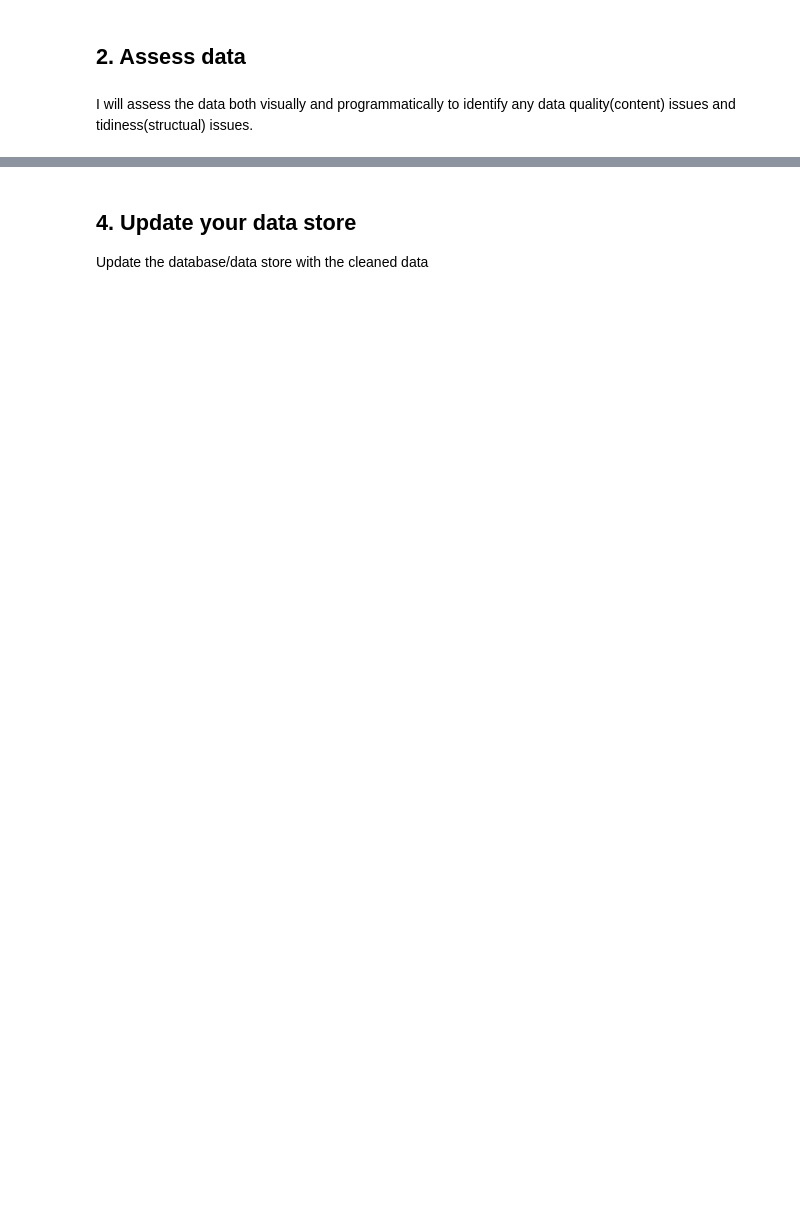
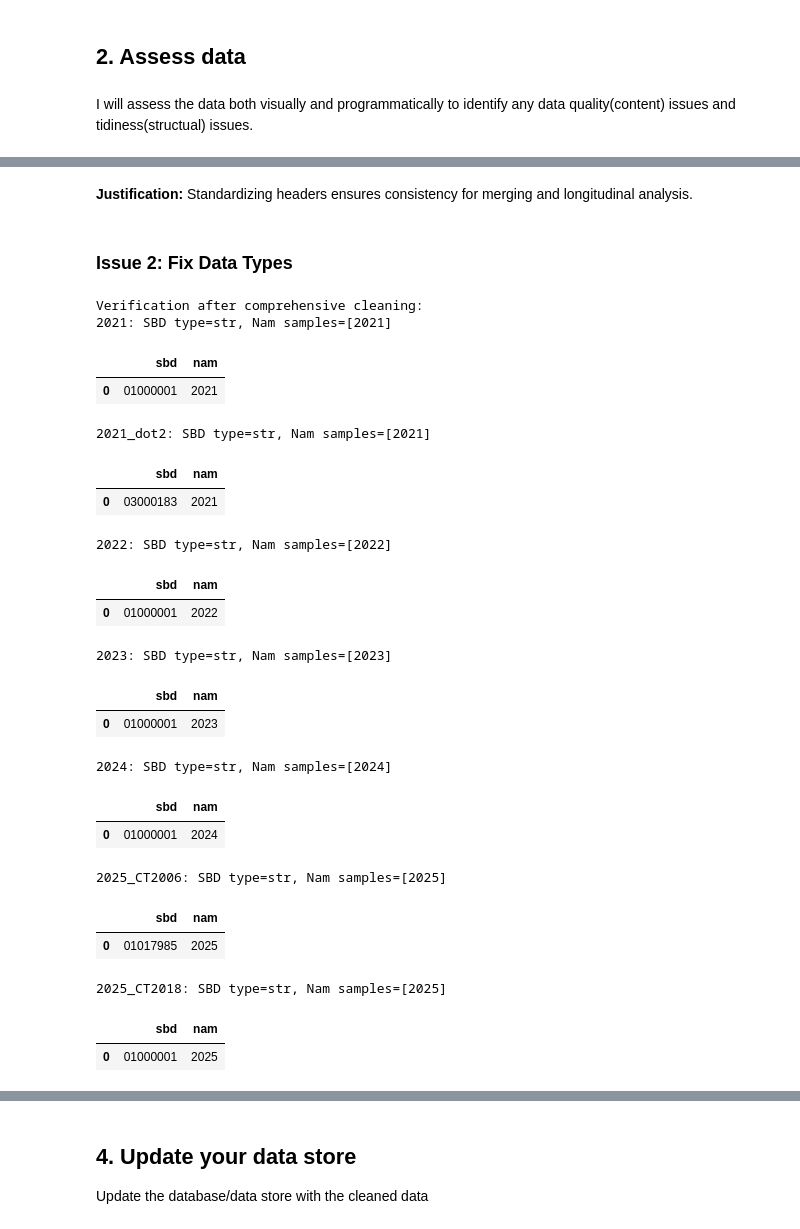
Before and after one commit to trnghuybru/data_analysis, a Jupyter notebook: my_Project.ipynb, the cells around one changed output, grey strips where cells are left out. Cells and saved outputs as stored; diff of their text form; code cells hidden in the pictures; blank space fills up the shorter version.

```diff
--- a/my_Project.ipynb
+++ b/my_Project.ipynb
@@ -757,0 +220,63 @@ Cleaning the column set and data types ensures a reliable, anonymized dataset op
+# %% [markdown]
+**Justification:** Standardizing headers ensures consistency for merging and longitudinal analysis.
+# %% [markdown]
+### Issue 2: Fix Data Types
+# %%
+# Comprehensive standardization of data types and year formats
+def fix_types(df):
+    # 1. Standardize SBD to 8-digit string
+    if 'sbd' in df.columns:
+        df['sbd'] = df['sbd'].astype(str).str.zfill(8)
+
+    # 2. Standardize Year (Nam)
+    if 'nam' in df.columns:
+        df['nam'] = df['nam'].astype(str).str.replace(r'(_2|-2| đợt 2)', '', regex=True)
+        df['nam'] = df['nam'].apply(lambda x: '20' + x if len(x) == 2 else x)
+        df['nam'] = pd.to_numeric(df['nam'], errors='coerce')
+
+    # 3. Convert all subject and block scores to numeric
+    # List all possible subject/block columns from CT2006 and CT2018
+    numeric_cols = [
+        'toan', 'nguvan', 'ngoaingu', 'vatly', 'hoahoc', 'sinhhoc', 'lichsu', 'dialy', 'gdcd',
+        'kinhtephapluat', 'tinhoc', 'congnghecongnghiep', 'congnghenongnghiep',
+        'tongdiem', 'khoia', 'khoia1', 'khoib', 'khoic', 'khoid', 'khoia02', 'khoic01', 'khoid07',
+        'khtn', 'khxh', 'tongdiemkhtn', 'tongdiemkhxh', 'tinh', 'sbd_new'
+    ]
+    for col in numeric_cols:
+        if col in df.columns:
+            df[col] = pd.to_numeric(df[col], errors='coerce')
+    return df
+
+for year in dfs_clean: dfs_clean[year] = fix_types(dfs_clean[year])
+df_2025_old_clean = fix_types(df_2025_old_clean)
+df_2025_new_clean = fix_types(df_2025_new_clean)
+
+# Display results for verification
+print("Verification after comprehensive cleaning:")
+all_clean_dfs = {**dfs_clean, '2025_CT2006': df_2025_old_clean, '2025_CT2018': df_2025_new_clean}
+for name, df in all_clean_dfs.items():
+    print(f"{name}: SBD type={df['sbd'].dtype}, Nam samples={df['nam'].unique().tolist()}")
+    display(df[['sbd', 'nam']].head(1))
+# %% [output]
+Verification after comprehensive cleaning:
+2021: SBD type=str, Nam samples=[2021]
+|  | sbd | nam |
+| 0 | 01000001 | 2021 |
+2021_dot2: SBD type=str, Nam samples=[2021]
+|  | sbd | nam |
+| 0 | 03000183 | 2021 |
+2022: SBD type=str, Nam samples=[2022]
+|  | sbd | nam |
+| 0 | 01000001 | 2022 |
+2023: SBD type=str, Nam samples=[2023]
+|  | sbd | nam |
+| 0 | 01000001 | 2023 |
+2024: SBD type=str, Nam samples=[2024]
+|  | sbd | nam |
+| 0 | 01000001 | 2024 |
+2025_CT2006: SBD type=str, Nam samples=[2025]
+|  | sbd | nam |
+| 0 | 01017985 | 2025 |
+2025_CT2018: SBD type=str, Nam samples=[2025]
+|  | sbd | nam |
+| 0 | 01000001 | 2025 |
```
Also changed, not shown: parts of 117 cells of this notebook.
